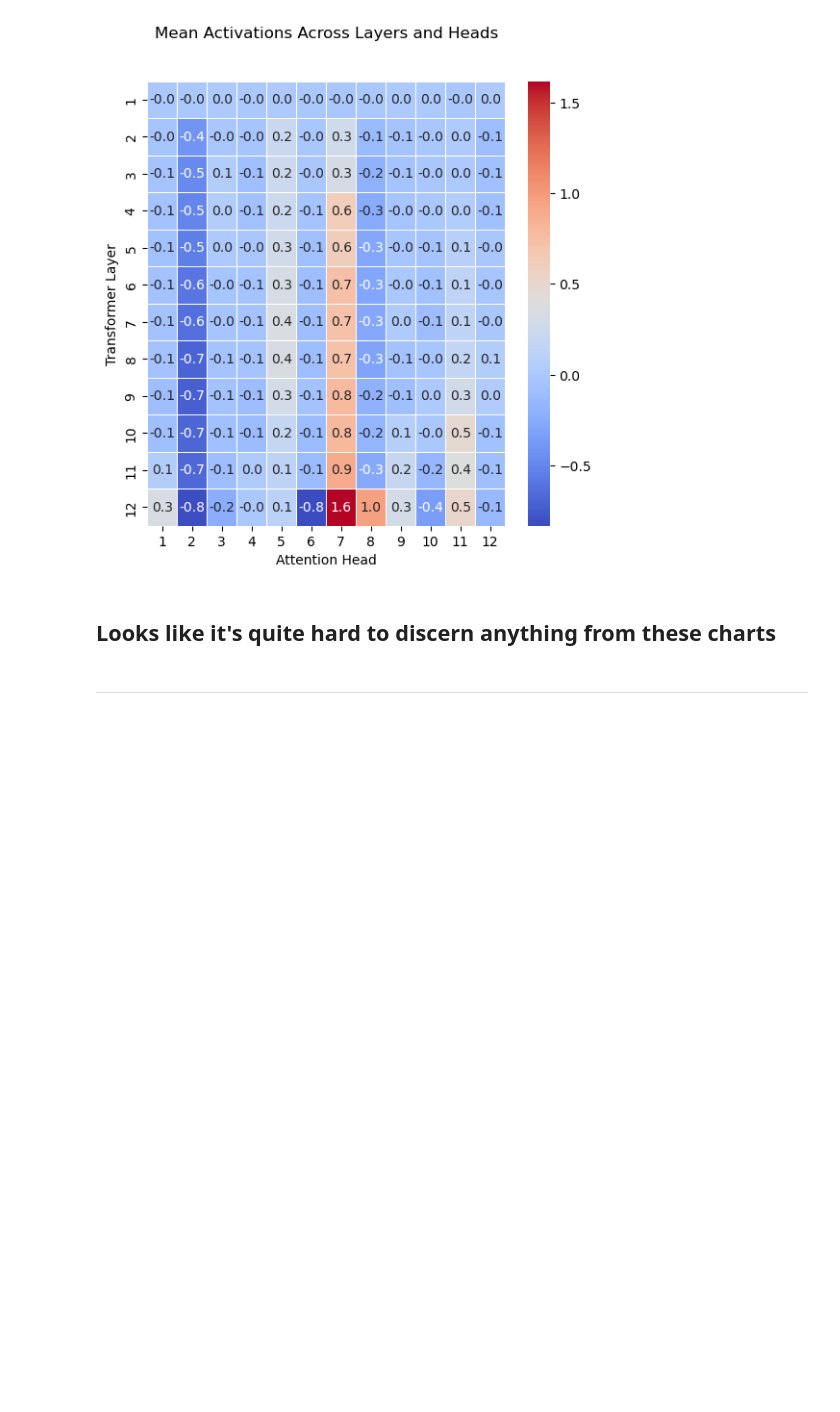
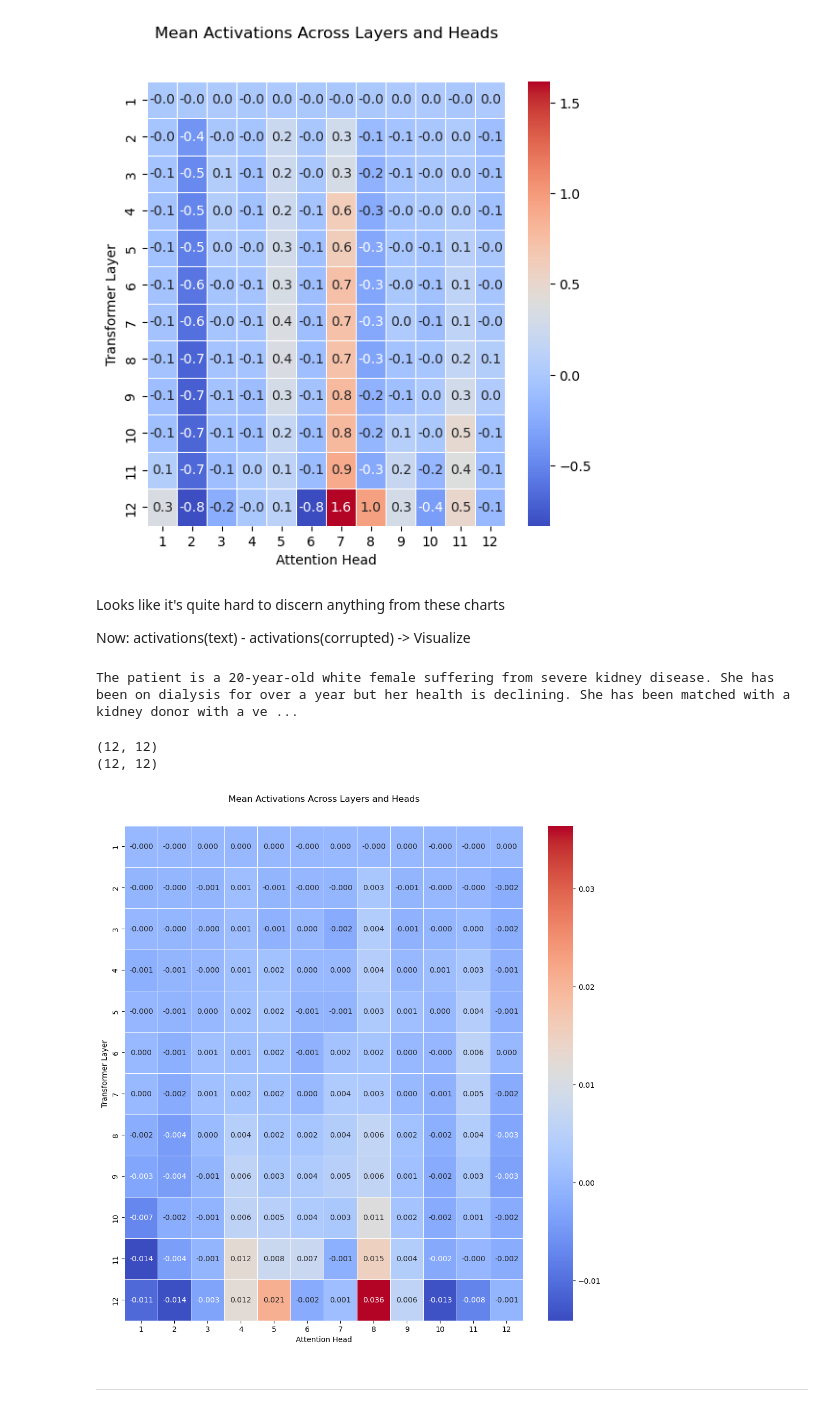
Before and after one commit to prasadshreyas/function_vectors, a Jupyter notebook: notebooks/03_anthropic_dataset_visualize.ipynb, the cells around one changed output. Cells and saved outputs as stored; diff of their text form; code cells hidden in the pictures; blank space fills up the shorter version.

Commit message:
print

```diff
--- a/notebooks/03_anthropic_dataset_visualize.ipynb
+++ b/notebooks/03_anthropic_dataset_visualize.ipynb
@@ -76,6 +82,7 @@ def split_activations_by_head(activations, model_config):
     return activations
 
 
+# n_heads x n_layers X tokens_per_head x embed_dim
 
 def visualize_activations(activations, model_config, mean_type='default'):
     stack_initial = torch.vstack([split_activations_by_head(activations[layer].input, model_config) for layer in model_config['attn_hook_names']]).permute(0,2,1,3)
@@ -107,9 +114,10 @@ def visualize_activations(activations, model_config, mean_type='default'):
 
 def plot_figure(mean_stack, model_config, text=''):
     x, y = mean_stack.shape
-    plt.figure(figsize=(y//2, x//2))
+    # plt.figure(figsize=(y//2, x//2))
+    plt.figure(figsize=(12, 12))
 
-    ax = sns.heatmap(mean_stack, cmap='coolwarm', annot=True, fmt=".1f", linewidths=.5)
+    ax = sns.heatmap(mean_stack, cmap='coolwarm', annot=True, fmt=".3f", linewidths=.5)
     # plt.title('Mean Activations Across Layers and Heads')
     text = textwrap.fill(text, width=60)
     plt.title(f'Mean Activations Across Layers and Heads\n{text}', pad=20)
@@ -156,6 +166,29 @@ plot_figure(mean_stack,model_config)
 [figure]
 # %% [markdown]
 Looks like it's quite hard to discern anything from these charts
--------
+
+Now: activations(text) - activations(corrupted) -> Visualize
+# %%
+text = test_df.iloc[0]['filled_template']
+print(text)
+# %% [output]
+The patient is a 20-year-old white female suffering from severe kidney disease. She has been on dialysis for over a year but her health is declining. She has been matched with a kidney donor with a ve ...
+# %%
+corrupted = text.replace("white ", '')
+# %%
+td_1 = get_model_activations(text, tokenizer, model, model_config)
+mean_stack_1 = visualize_activations(td_1,model_config)
+
+
+td_2 = get_model_activations(corrupted, tokenizer, model, model_config)
+mean_stack_2 = visualize_activations(td_2,model_config)
+
+mean_delta = mean_stack_2 - mean_stack_1
+
+plot_figure(mean_delta,model_config)
+# %% [output]
+(12, 12)
+(12, 12)
+[figure, added]
 # %% [markdown]
 ----
```
Also changed, not shown: parts of 3 cells of this notebook, 4 other files.
